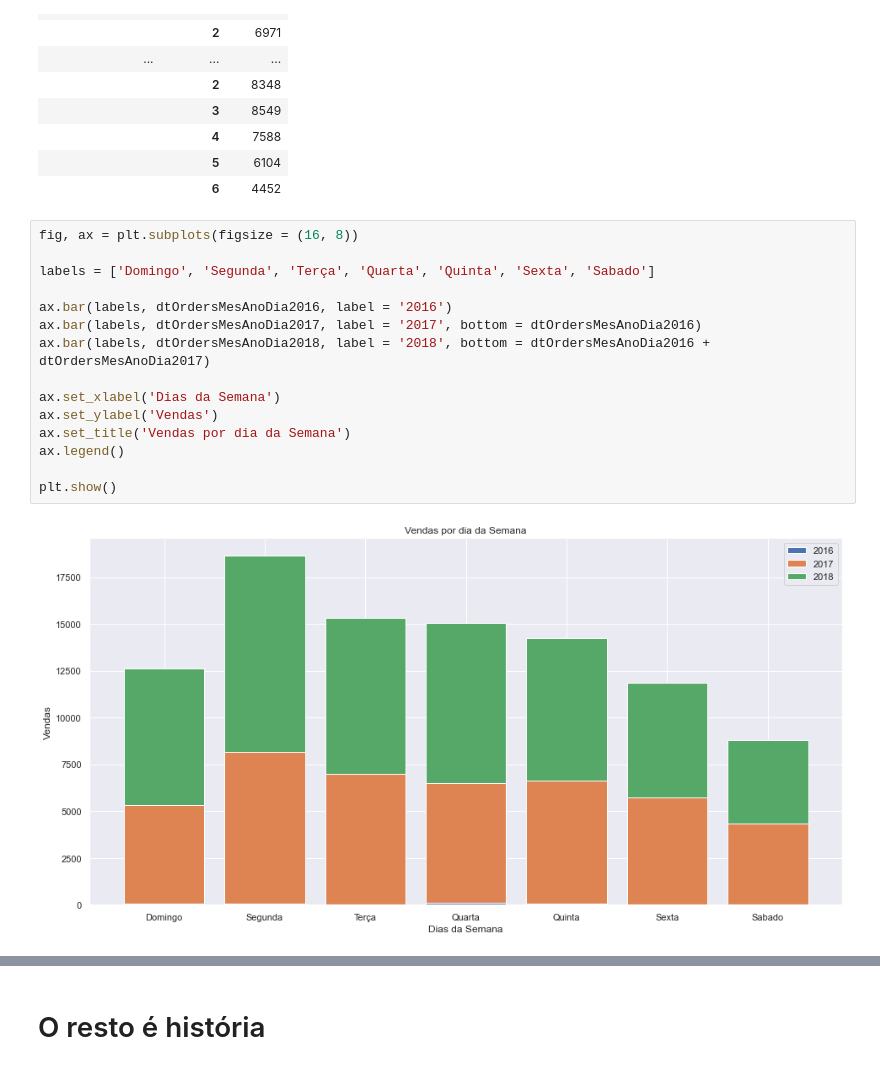
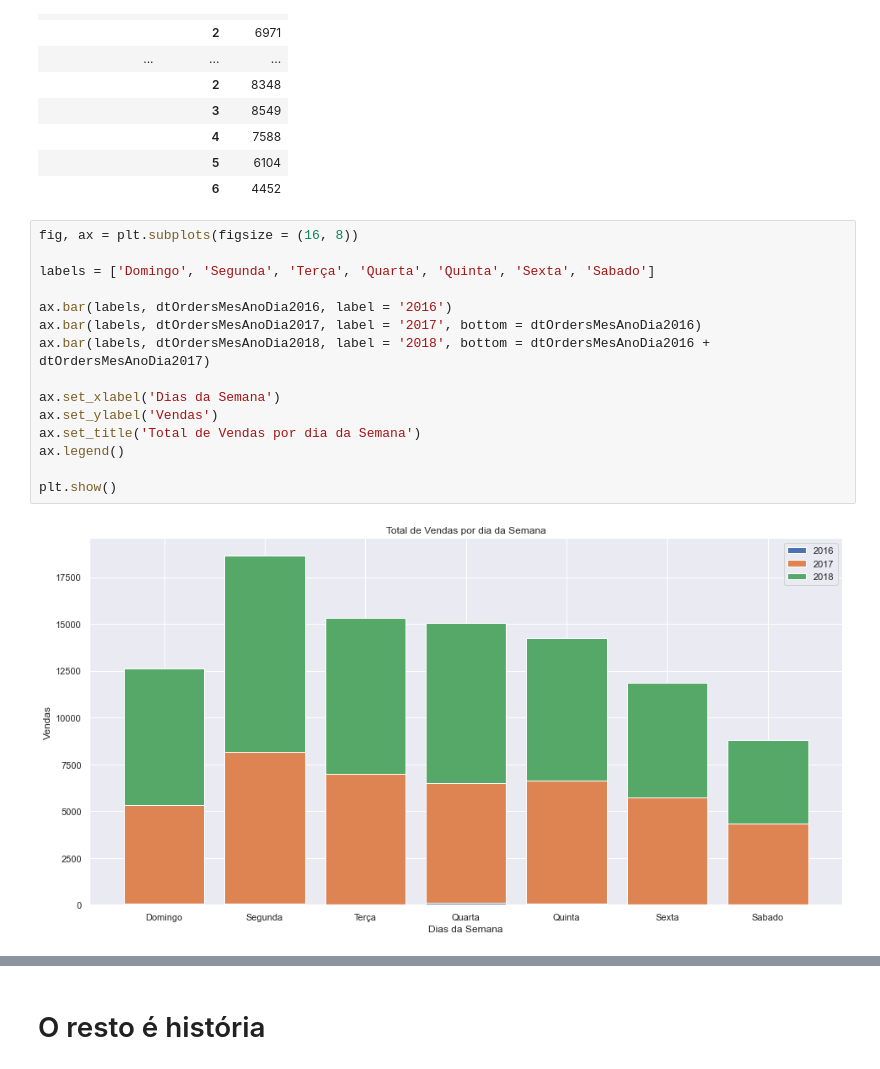
Before and after one commit to Herikc2/Brazilian-E-Commerce-Olist, a Jupyter notebook: docs/main.ipynb, the cells around one changed output, grey strips where cells are left out. Cells and saved outputs as stored; diff of their text form.

```diff
--- a/docs/main.ipynb
+++ b/docs/main.ipynb
@@ -313,17 +313,17 @@ dtOrdersMesAnoDia.groupby(['order_approved_at', 'weekday']).count()
 # %%
 fig, ax = plt.subplots(figsize = (16, 8))
 
 labels = ['Domingo', 'Segunda', 'Terça', 'Quarta', 'Quinta', 'Sexta', 'Sabado']
 
 ax.bar(labels, dtOrdersMesAnoDia2016, label = '2016')
 ax.bar(labels, dtOrdersMesAnoDia2017, label = '2017', bottom = dtOrdersMesAnoDia2016)
 ax.bar(labels, dtOrdersMesAnoDia2018, label = '2018', bottom = dtOrdersMesAnoDia2016 + dtOrdersMesAnoDia2017)
 
 ax.set_xlabel('Dias da Semana')
 ax.set_ylabel('Vendas')
-ax.set_title('Vendas por dia da Semana')
+ax.set_title('Total de Vendas por dia da Semana')
 ax.legend()
 
 plt.show()
 # %% [output]
-[figure, old version]
+[figure, new version]
```
Also changed, not shown: parts of 17 cells of this notebook.
